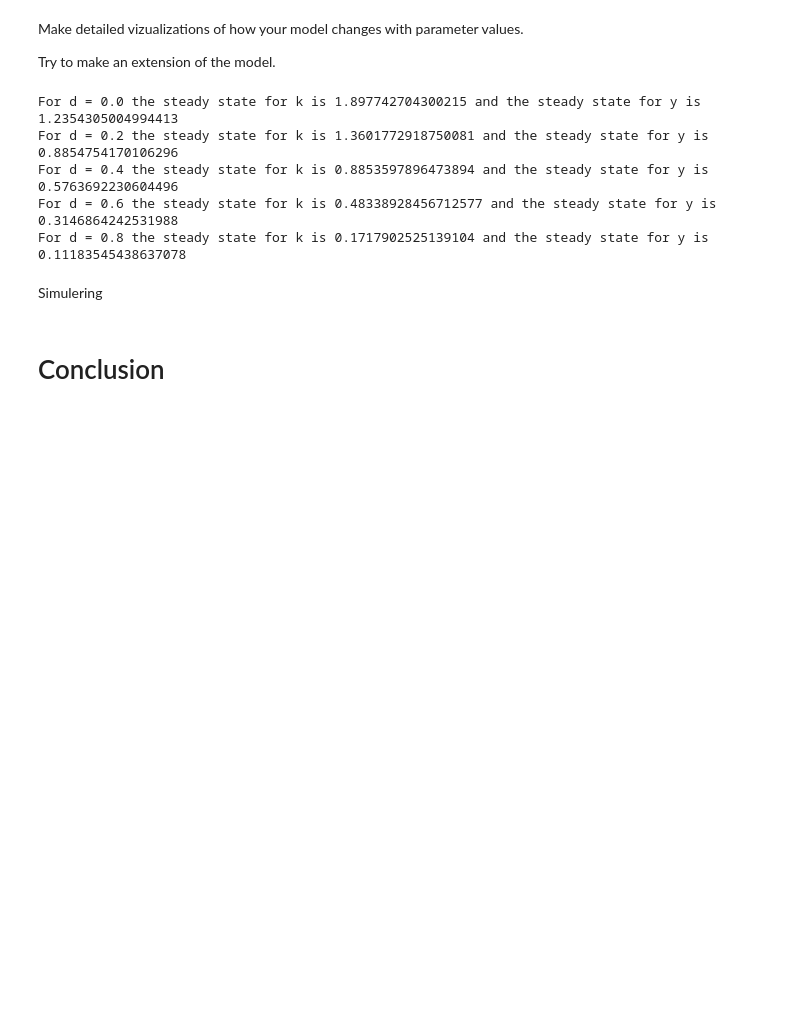
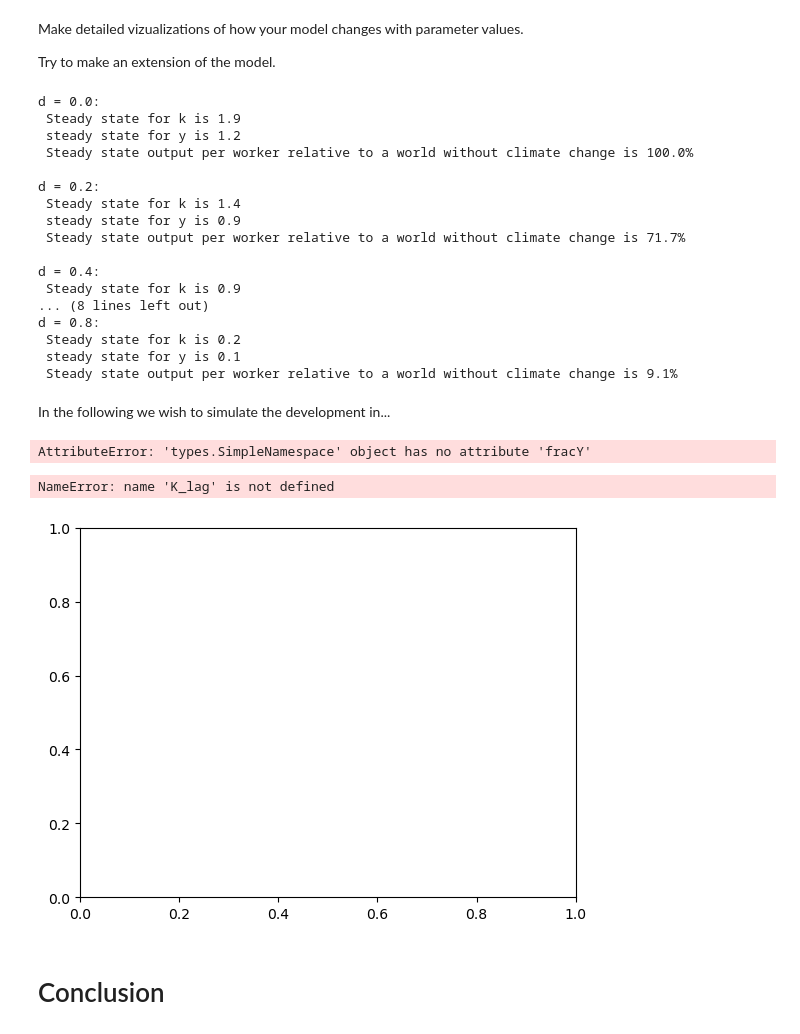
Before and after one commit to NumEconCopenhagen/projects-2023-ida-simone-elin, a Jupyter notebook: modelproject/modelproject.ipynb, the cells around one changed output. Cells and saved outputs as stored; diff of their text form; code cells hidden in the pictures; blank space fills up the shorter version.

```diff
--- a/modelproject/modelproject.ipynb
+++ b/modelproject/modelproject.ipynb
@@ -115,22 +111,51 @@ d_vec = np.linspace(0,1,5,endpoint=False)
 # create an empty list to store the results
 k_ss_list = []
 y_ss_list = []
+relative_y_ss_list = []
 
 for d in d_vec:
     model.val.d = d
     k_ss, y_ss = model.solve_num_ss()
     k_ss_list.append(k_ss)
     y_ss_list.append(y_ss)
+    rel_y_ss = y_ss/y_ss_list[0]*100
+    relative_y_ss_list.append(rel_y_ss)
 
-    print(f'For d = {d:.1f} the steady state for k is', k_ss, 'and the steady state for y is', y_ss)
+    print(f'd = {d:.1f}: \n Steady state for k is {k_ss:.1f} \n steady state for y is {y_ss:.1f} \n Steady state output per worker relative to a world without climate change is {rel_y_ss:.1f}% \n')
 # %% [output]
-For d = 0.0 the steady state for k is 1.897742704300215 and the steady state for y is 1.2354305004994413
-For d = 0.2 the steady state for k is 1.3601772918750081 and the steady state for y is 0.8854754170106296
-For d = 0.4 the steady state for k is 0.8853597896473894 and the steady state for y is 0.5763692230604496
-For d = 0.6 the steady state for k is 0.48338928456712577 and the steady state for y is 0.3146864242531988
-For d = 0.8 the steady state for k is 0.1717902525139104 and the steady state for y is 0.11183545438637078
+d = 0.0:
+ Steady state for k is 1.9
+ steady state for y is 1.2
+ Steady state output per worker relative to a world without climate change is 100.0%
+
+d = 0.2:
+ Steady state for k is 1.4
+ steady state for y is 0.9
+ Steady state output per worker relative to a world without climate change is 71.7%
+
+d = 0.4:
+ Steady state for k is 0.9
+... (8 lines left out)
+d = 0.8:
+ Steady state for k is 0.2
+ steady state for y is 0.1
+ Steady state output per worker relative to a world without climate change is 9.1%
-# %% [markdown]
-Simulering
+# %% [markdown]
+In the following we wish to simulate the development in...
+# %%
+model.simulate()
+# %% [output]
+AttributeError: 'types.SimpleNamespace' object has no attribute 'fracY'
+# %%
+simT_fig = 100 # first 100 periods
+fig = plt.figure()
+ax = fig.add_subplot(1,1,1)
+ax.plot(np.arange(simT_fig),K_lag[:simT_fig],label='$\\hat{y}_t$')
+ax.set_xlabel('time')
+ax.legend(frameon=True);
+# %% [output]
+NameError: name 'K_lag' is not defined
+[figure, added]
 # %% [markdown]
 # Conclusion
 # %% [markdown]
```
Also changed, not shown: parts of 1 cell of this notebook, 1 other file.
